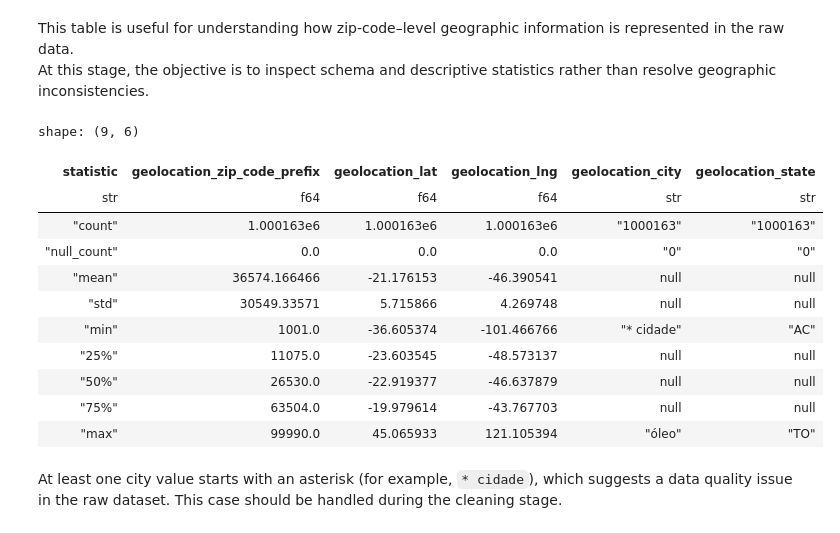
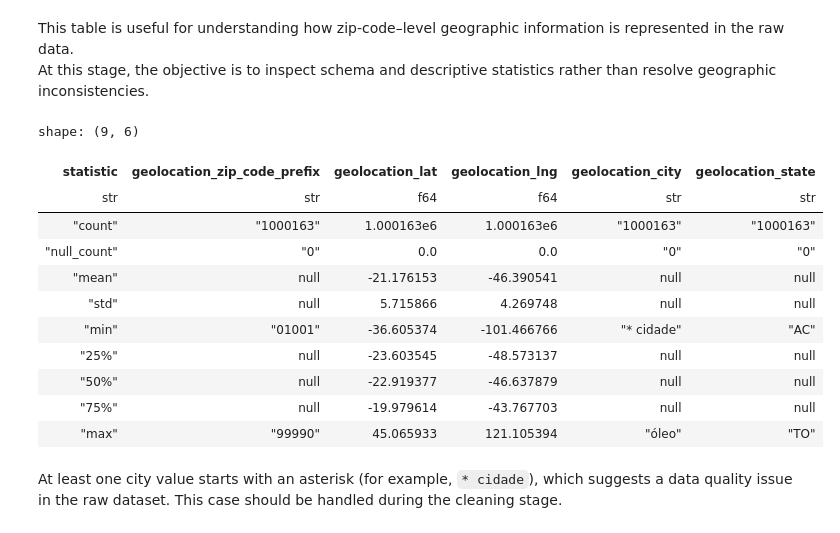
Before and after one commit to Daniel-Prokopenko/ecommerce_data_platform, a Jupyter notebook: notebooks/initial_eda.ipynb, the cells around one changed output. Saved outputs shown, nothing was run; the diff lists cells and outputs as text; code cells hidden in the pictures.

Commit message:
fix: preserve zip code prefixes as strings

```diff
--- a/notebooks/initial_eda.ipynb
+++ b/notebooks/initial_eda.ipynb
@@ -62,22 +62,27 @@ shape: (10, 4)
 This table is useful for understanding how zip-code–level geographic information is represented in the raw data.
 At this stage, the objective is to inspect schema and descriptive statistics rather than resolve geographic inconsistencies.
 # %%
-geolocation_df = pl.read_csv(SOURCE_DIR / "olist_geolocation_dataset.csv")
+geolocation_df = pl.read_csv(
+    SOURCE_DIR / "olist_geolocation_dataset.csv",
+    schema_overrides={"geolocation_zip_code_prefix": pl.Utf8},
+).with_columns(
+    pl.col("geolocation_zip_code_prefix").str.zfill(5)
+)
 
 geolocation_df.describe()
 # %% [output]
 shape: (9, 6)
 | statistic | geolocation_zip_code_prefix | geolocation_lat | geolocation_lng | geolocation_city | geolocation_state |
-| str | f64 | f64 | f64 | str | str |
-| "count" | 1.000163e6 | 1.000163e6 | 1.000163e6 | "1000163" | "1000163" |
-| "null_count" | 0.0 | 0.0 | 0.0 | "0" | "0" |
-| "mean" | 36574.166466 | -21.176153 | -46.390541 | null | null |
-| "std" | 30549.33571 | 5.715866 | 4.269748 | null | null |
-| "min" | 1001.0 | -36.605374 | -101.466766 | "* cidade" | "AC" |
-| "25%" | 11075.0 | -23.603545 | -48.573137 | null | null |
-| "50%" | 26530.0 | -22.919377 | -46.637879 | null | null |
-| "75%" | 63504.0 | -19.979614 | -43.767703 | null | null |
-| "max" | 99990.0 | 45.065933 | 121.105394 | "óleo" | "TO" |
+| str | str | f64 | f64 | str | str |
+| "count" | "1000163" | 1.000163e6 | 1.000163e6 | "1000163" | "1000163" |
+| "null_count" | "0" | 0.0 | 0.0 | "0" | "0" |
+| "mean" | null | -21.176153 | -46.390541 | null | null |
+| "std" | null | 5.715866 | 4.269748 | null | null |
+| "min" | "01001" | -36.605374 | -101.466766 | "* cidade" | "AC" |
+| "25%" | null | -23.603545 | -48.573137 | null | null |
+| "50%" | null | -22.919377 | -46.637879 | null | null |
+| "75%" | null | -19.979614 | -43.767703 | null | null |
+| "max" | "99990" | 45.065933 | 121.105394 | "óleo" | "TO" |
 # %% [markdown]
 At least one city value starts with an asterisk (for example, `* cidade`), which suggests a data quality issue in the raw dataset. This case should be handled during the cleaning stage.
 # %% [markdown]
```
Also changed, not shown: parts of 4 cells of this notebook, 1 other file.
